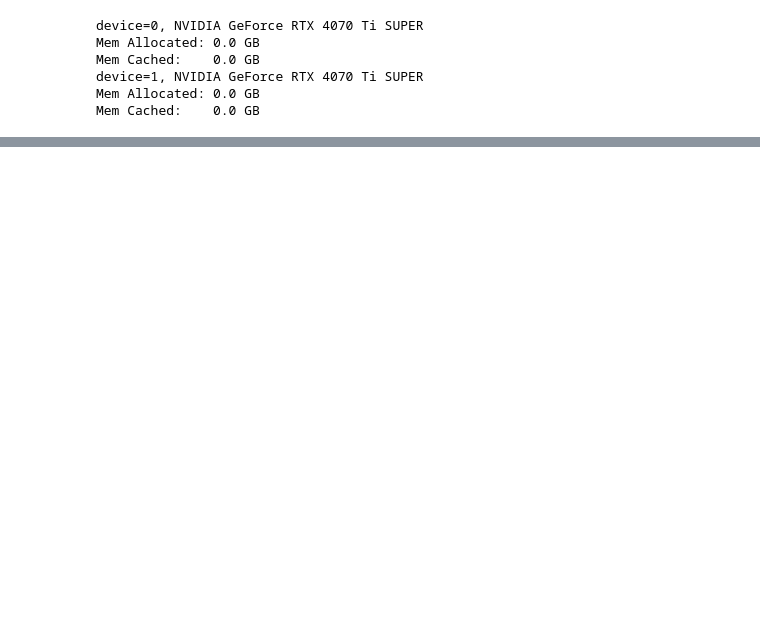
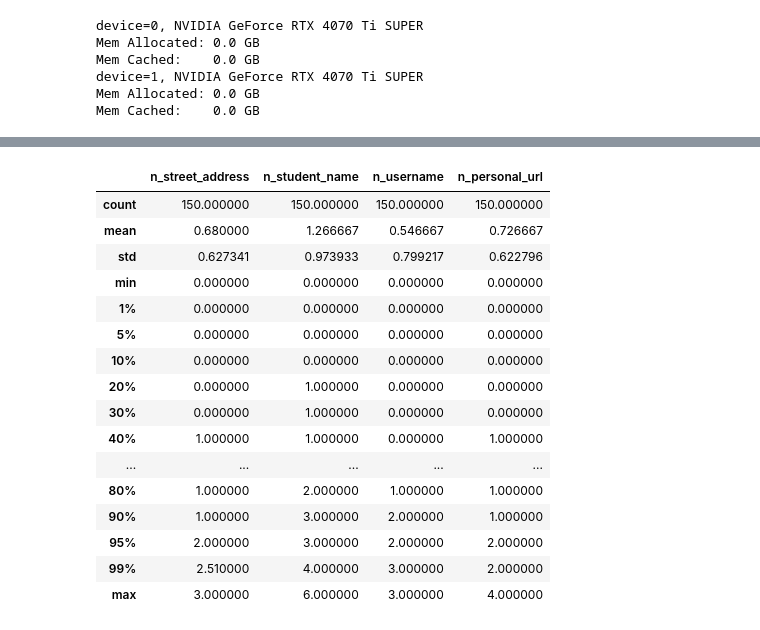
Before and after one commit to seahrh/kaggle-pii-detection-removal-from-educational-data, a Jupyter notebook: 21_preprocess.ipynb, the cells around one changed output, grey strips where cells are left out. Drawn from its saved outputs; the diff is of its cells as text; code cells hidden in the pictures; blank space fills up the shorter version.

Commit message:
generate training data: fix getattr returns tuple

```diff
--- a/21_preprocess.ipynb
+++ b/21_preprocess.ipynb
@@ -90,28 +84,32 @@ df.sample(k).head(k)
 pre = BasicPreprocessor()
 rows = []
 for t in tqdm(df.itertuples()):
-    street_address = str(getattr(t, "street_address")),
-    print(street_address)
-    student_name = str(getattr(t, "student_name")),
-    username = str(getattr(t, "username")),
-    personal_url = str(getattr(t, "personal_url")),
+    street_address = str(getattr(t, "street_address"))
+    student_name = str(getattr(t, "student_name"))
+    username = str(getattr(t, "username"))
+    personal_url = str(getattr(t, "personal_url"))
     text = pre(getattr(t, "text"))
     sp_tokens = tokenizer(text)
     tokens = [token.text for token in sp_tokens]
     trailing_whitespace = [bool(token.whitespace_) for token in sp_tokens]
+    res = dg.labels(
+        text=text,
+        tokens=sp_tokens,
+        street_address=street_address,
+        student_name=student_name,
+        username=username,
+        personal_url=personal_url,
+    )
     rows.append({
         "document": f"rh_{uuid.uuid4().hex}",
         "full_text": text,
         "tokens": tokens,
         "trailing_whitespace": trailing_whitespace,
-        "labels": dg.labels(
-            text=text,
-            tokens=sp_tokens,
-            street_address=street_address,
-            student_name=student_name,
-            username=username,
-            personal_url=personal_url,
-        ),
+        "labels": res.labels,
+        "n_street_address": res.n_street_address,
+        "n_student_name": res.n_student_name,
+        "n_username": res.n_username,
+        "n_personal_url": res.n_personal_url,
         "street_address": street_address,
         "student_name": student_name,
         "username": username,
@@ -123,0 +118,3 @@ AttributeError: 'tuple' object has no attribute 'lower'
+# %%
+df = pd.DataFrame.from_records(rows)
+df.info()
@@ -124,3 +142,23 @@ AttributeError: 'tuple' object has no attribute 'lower'
+# %%
+df.describe(percentiles=percentiles)
+# %% [output]
+|  | n_street_address | n_student_name | n_username | n_personal_url |
+| count | 150.000000 | 150.000000 | 150.000000 | 150.000000 |
+| mean | 0.680000 | 1.266667 | 0.546667 | 0.726667 |
+| std | 0.627341 | 0.973933 | 0.799217 | 0.622796 |
+| min | 0.000000 | 0.000000 | 0.000000 | 0.000000 |
+| 1% | 0.000000 | 0.000000 | 0.000000 | 0.000000 |
+| 5% | 0.000000 | 0.000000 | 0.000000 | 0.000000 |
+| 10% | 0.000000 | 0.000000 | 0.000000 | 0.000000 |
+| 20% | 0.000000 | 1.000000 | 0.000000 | 0.000000 |
+| 30% | 0.000000 | 1.000000 | 0.000000 | 0.000000 |
+| 40% | 1.000000 | 1.000000 | 0.000000 | 1.000000 |
+| ... | ... | ... | ... | ... |
+| 80% | 1.000000 | 2.000000 | 1.000000 | 1.000000 |
+| 90% | 1.000000 | 3.000000 | 2.000000 | 1.000000 |
+| 95% | 2.000000 | 3.000000 | 2.000000 | 2.000000 |
+| 99% | 2.510000 | 4.000000 | 3.000000 | 2.000000 |
+| max | 3.000000 | 6.000000 | 3.000000 | 4.000000 |
 # %%
 %%time
 with open("output/rh01.json", "w") as f:
```
Also changed, not shown: parts of 6 cells of this notebook, 1 other file.
